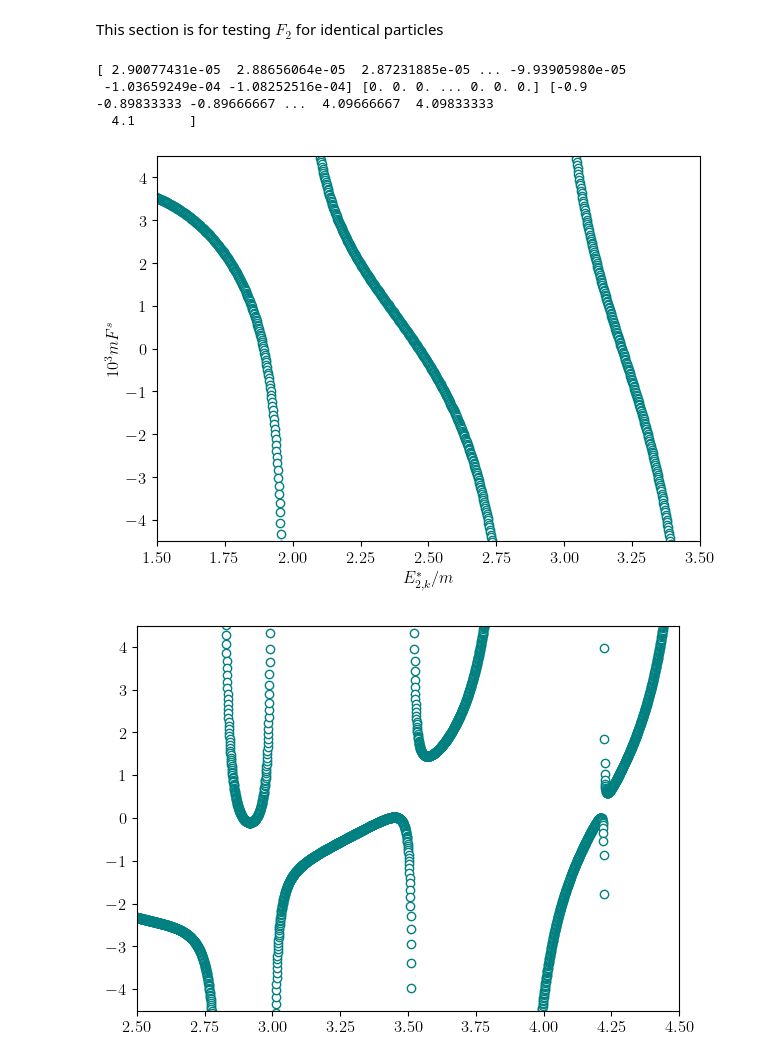
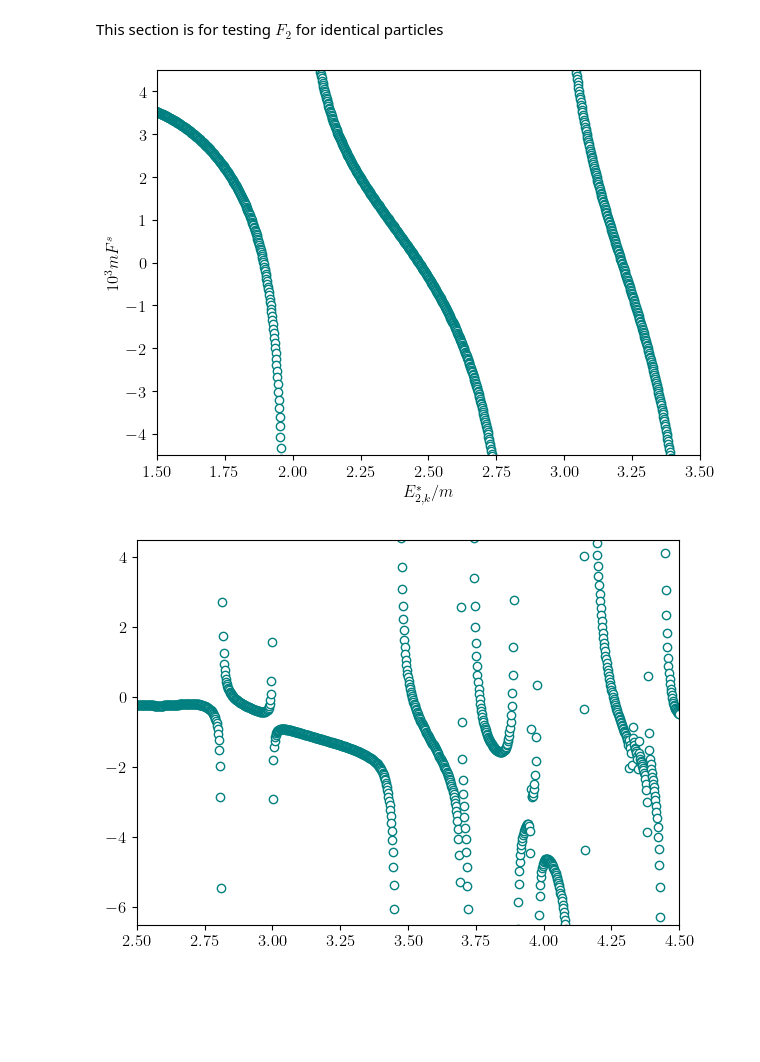
Before and after one commit to digonto10602/3body_quantization, a Jupyter notebook: plots.ipynb, the cells around one changed output. Saved outputs shown, nothing was run; the diff lists cells and outputs as text; code cells hidden in the pictures; blank space fills up the shorter version.

```diff
--- a/plots.ipynb
+++ b/plots.ipynb
@@ -23,36 +23,33 @@ ax.set_xlim(1.5,3.5)
 ax.set_ylim(-4.5,4.5)
 ax.set_ylabel("$10^3 m F^s$")
 ax.set_xlabel("$E_{2,k}^*/m$")
-print(ReF,ImF,E2star)
+#print(ReF,ImF,E2star)
 L = 6
 
 ax.scatter(E2star, 0.5*ReF*(10**3)*L*L*L, marker='o', edgecolor="teal", facecolor='white')
 #ax.plot(E2,10**3*ReK,color='black')
 plt.draw()
 # %% [output]
-[ 2.90077431e-05  2.88656064e-05  2.87231885e-05 ... -9.93905980e-05
- -1.03659249e-04 -1.08252516e-04] [0. 0. 0. ... 0. 0. 0.] [-0.9        -0.89833333 -0.89666667 ...  4.09666667  4.09833333
-  4.1       ]
 [figure]
 # %%
 plt.rcParams.update({'font.size': 12})
 plt.rc('font',**{'family':'serif','serif':['Computer Modern Roman']})
 plt.rc('text', usetex=True)
-filename = "QC3_ID_test.dat"
+filename = "F3_ID_test.dat"
 
 (En, ReQC3, ImQC3) = np.genfromtxt(filename, unpack=True)
 
 fig,ax = plt.subplots(figsize=(7,5))
 
 ax.set_xlim(2.5,4.5)
-ax.set_ylim(-4.5,4.5)
+ax.set_ylim(-6.5,4.5)
 
 L = 6
 
-ax.scatter(En, ReQC3*10**5, marker='o', edgecolor="teal", facecolor='white')
+ax.scatter(En, ReQC3*10**4, marker='o', edgecolor="teal", facecolor='white')
 plt.draw()
 # %% [output]
-[figure, old version]
+[figure, new version]
 # %%
 plt.rcParams.update({'font.size': 12})
 plt.rc('font',**{'family':'serif','serif':['Computer Modern Roman']})
```
Also changed, not shown: parts of 1 cell of this notebook, 6 other files.
